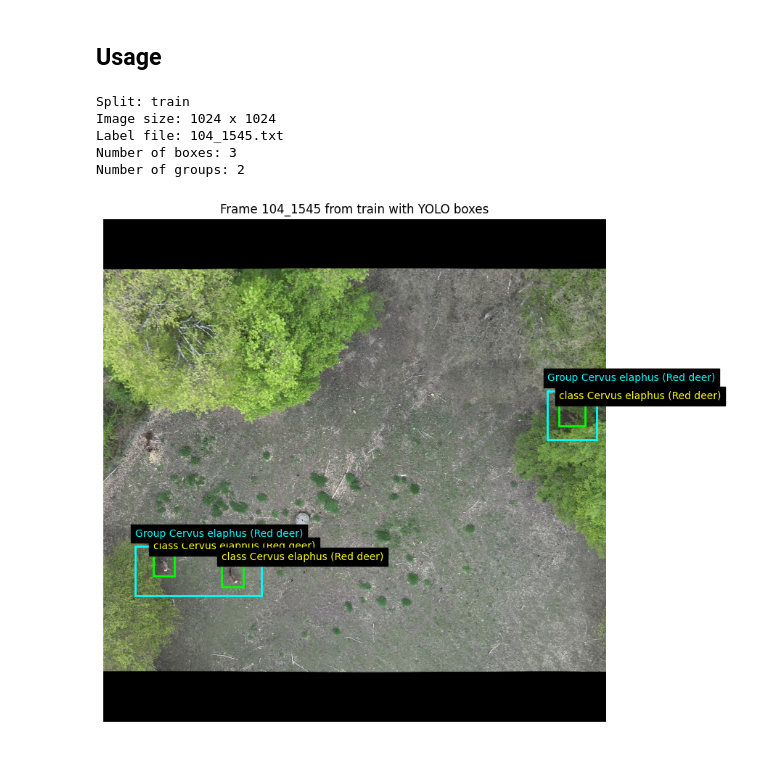
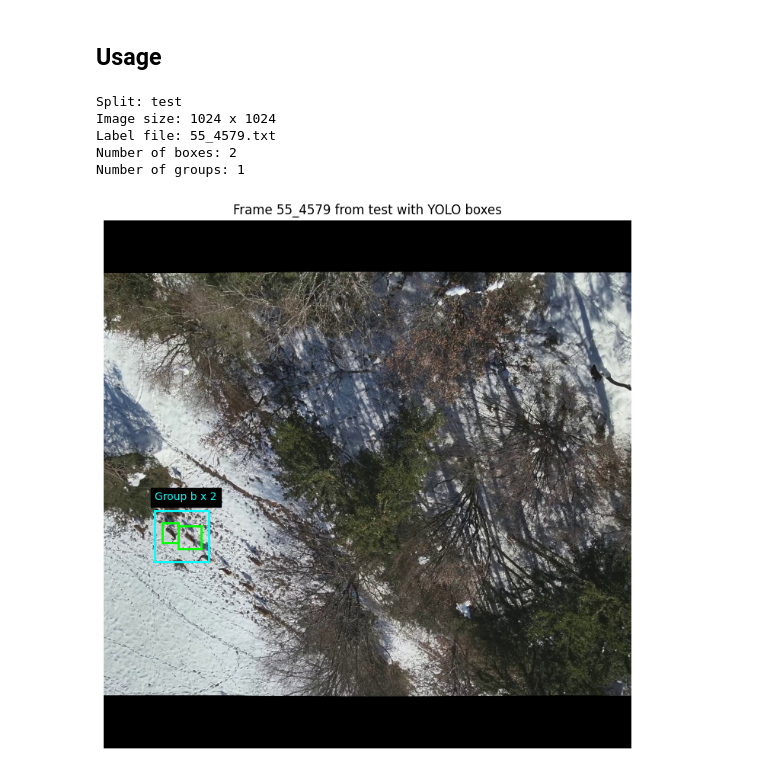
Before and after one commit to jonas-gstoettenmayr/CIV4-WhoS-Where, a Jupyter notebook: notebooks/view_images.ipynb, the cells around one changed output. Drawn from its saved outputs; the diff is of its cells as text; code cells hidden in the pictures.

```diff
--- a/notebooks/view_images.ipynb
+++ b/notebooks/view_images.ipynb
@@ -44,13 +44,13 @@ def show_frame_with_boxes(frame_id: str, boxes: pd.DataFrame):
     for _, (class_id, x_min, y_min, box_w, box_h) in boxes[["species", "txt_x1", "txt_y1", "txt_w", "txt_h"]].iterrows():#type:ignore
         rect = patches.Rectangle((x_min, y_min), box_w, box_h, linewidth=2, edgecolor="lime", facecolor="none")#type:ignore
         ax.add_patch(rect)
-        ax.text(x_min, max(y_min - 11, 2), f"class {class_id}", color="yellow", fontsize=10, backgroundcolor="black")
+        # ax.text(x_min, max(y_min - 11, 2), f"class {class_id}", color="yellow", fontsize=10, backgroundcolor="black")
 
     groups = build_group_boxes(boxes)
     for _, (_, x_min, y_min, box_w, box_h, _, species) in groups.iterrows():
         rect = patches.Rectangle((x_min, y_min), box_w, box_h, linewidth=2, edgecolor="cyan", facecolor="none")#type:ignore
         ax.add_patch(rect)
-        ax.text(x_min, max(y_min-20, 2), f"Group {species[0] if len(species) == 0 else ' / '.join(species)}", color="cyan", fontsize=10, backgroundcolor="black")
+        ax.text(x_min, max(y_min-20, 2), f"Group {species[0][0]+'x'+species[0][1] if len(species) == 0 else ' / '.join([f'{s} x {c}' for s,c in species])}", color="cyan", fontsize=10, backgroundcolor="black")
 
 
     ax.set_title(f"Frame {frame_id} from {split} with YOLO boxes")
@@ -67,12 +67,12 @@ def show_frame_with_boxes(frame_id: str, boxes: pd.DataFrame):
 ## Usage
 # %%
 # Demo: show the same frame currently used in this notebook.
-frame_id = "104_1545"
+frame_id = "55_4579"
 frame_info = show_frame_with_boxes(frame_id, bb[bb["frame_name"] == frame_id])
 # %% [output]
-Split: train
+Split: test
 Image size: 1024 x 1024
-Label file: 104_1545.txt
-Number of boxes: 3
-Number of groups: 2
+Label file: 55_4579.txt
+Number of boxes: 2
+Number of groups: 1
-[figure, old version]
+[figure, new version]
```
Also changed, not shown: parts of 1 cell of this notebook, 12 other files.
